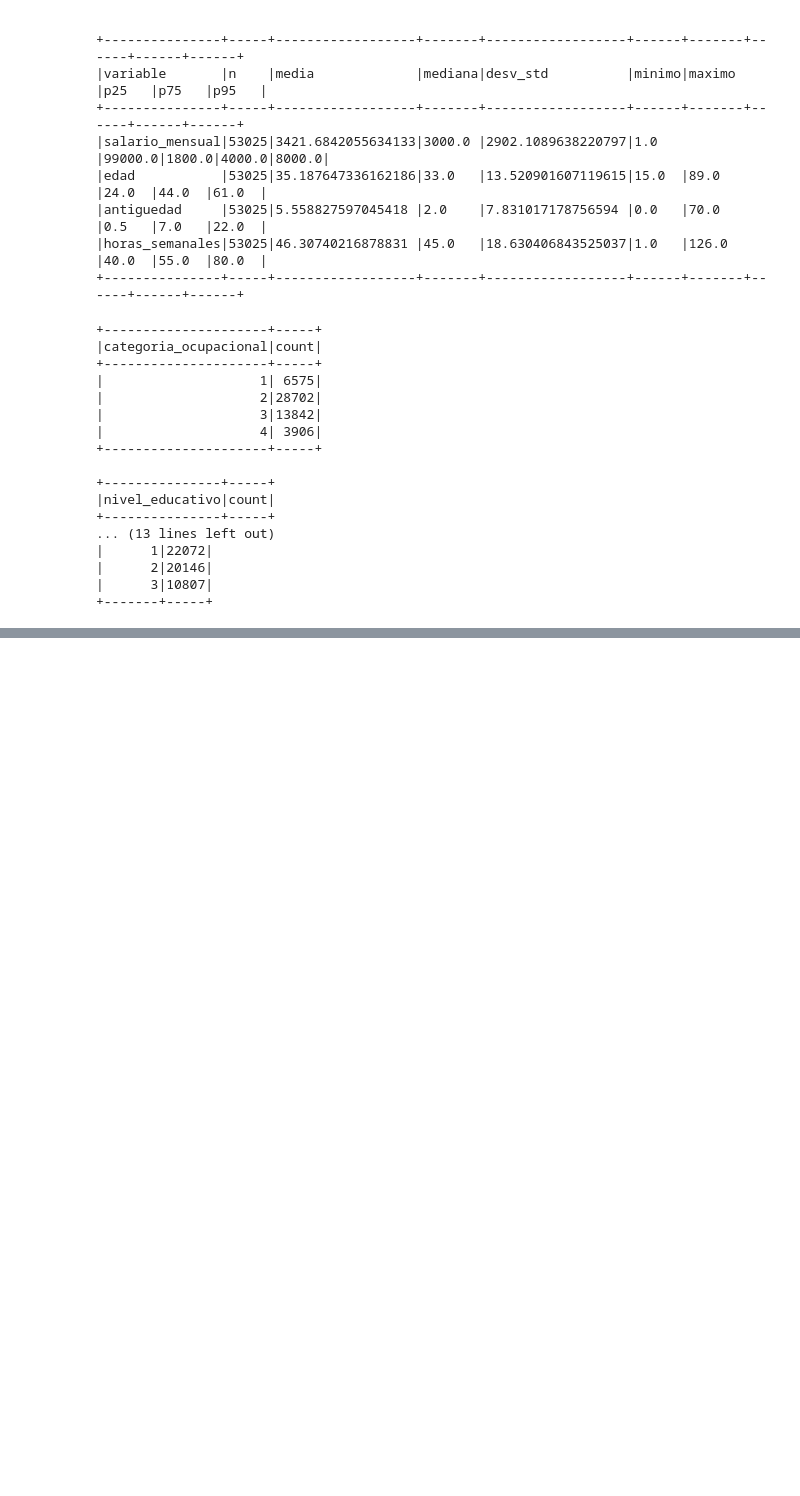
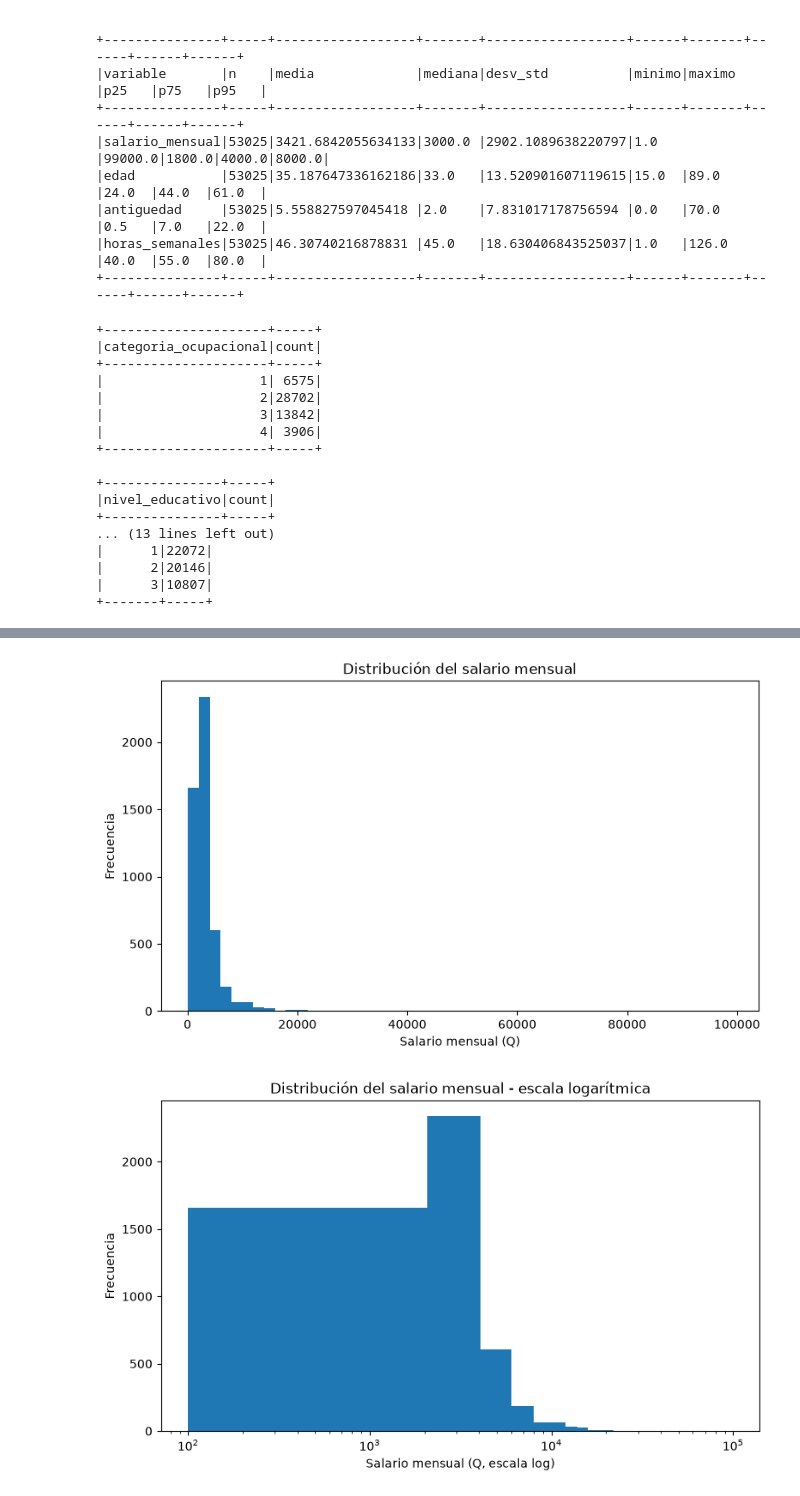
Before and after one commit to tismajo/CC3084-Laboratorio7, a Jupyter notebook: Laboratorio7.ipynb, the cells around one changed output, grey strips where cells are left out. Cells and saved outputs as stored; diff of their text form; code cells hidden in the pictures; blank space fills up the shorter version.

```diff
--- a/Laboratorio7.ipynb
+++ b/Laboratorio7.ipynb
@@ -1182,0 +1230,37 @@ dist_dominio.show()
+# %%
+pdf_salario = (
+    df_limpio
+    .select("salario_mensual")
+    .sample(False, 0.15, seed=42)
+    .limit(5000)
+    .toPandas()
+)
+
+plt.figure(figsize=(9, 5))
+
+plt.hist(
+    pdf_salario["salario_mensual"],
+    bins=50
+)
+
+plt.title("Distribución del salario mensual")
+plt.xlabel("Salario mensual (Q)")
+plt.ylabel("Frecuencia")
+plt.show()
+
+plt.figure(figsize=(9, 5))
+
+plt.hist(
+    pdf_salario["salario_mensual"],
+    bins=50
+)
+
+plt.xscale("log")
+
+plt.title("Distribución del salario mensual - escala logarítmica")
+plt.xlabel("Salario mensual (Q, escala log)")
+plt.ylabel("Frecuencia")
+plt.show()
+# %% [output]
+[figure, added]
+[figure, added]
```
Also changed, not shown: parts of 5 cells of this notebook.
